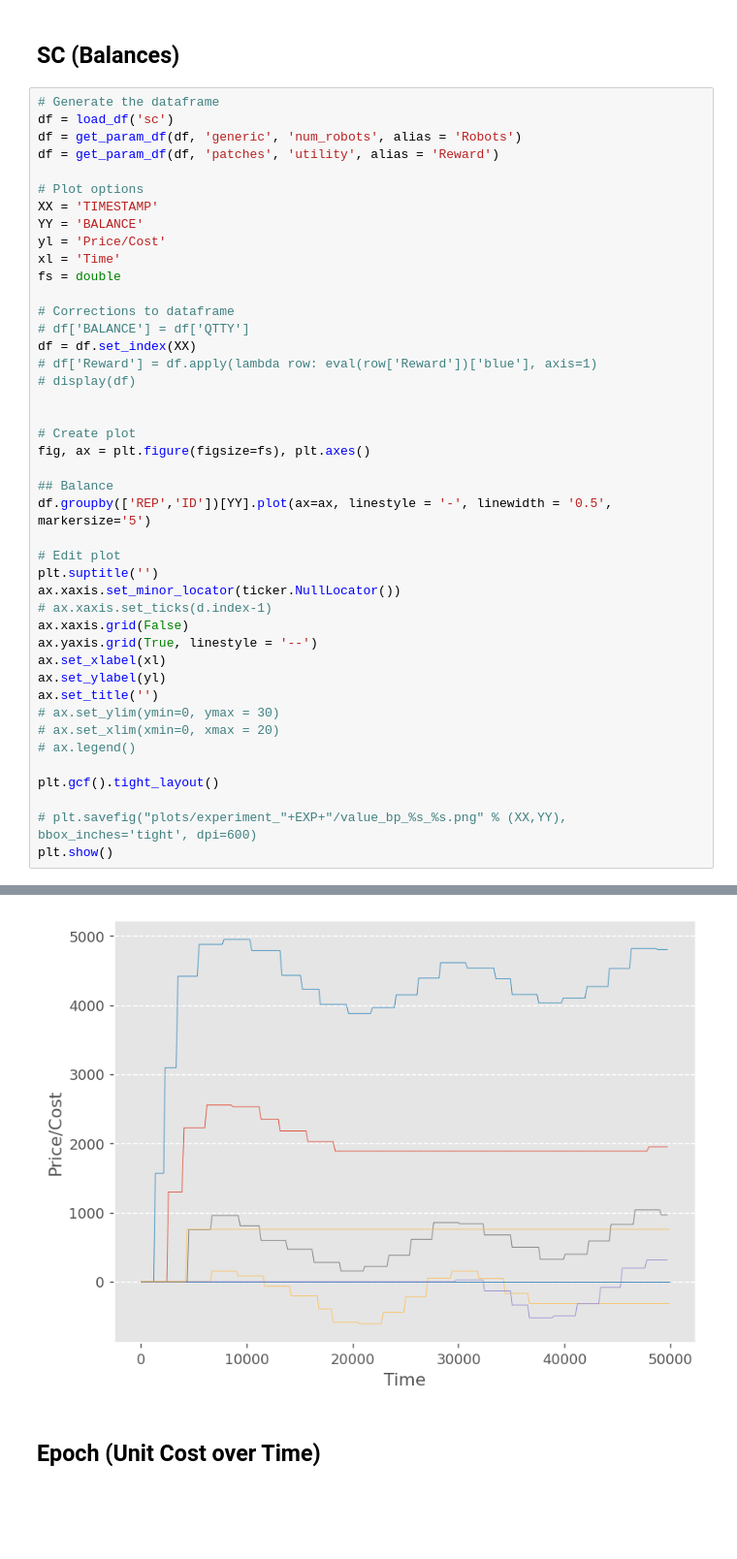
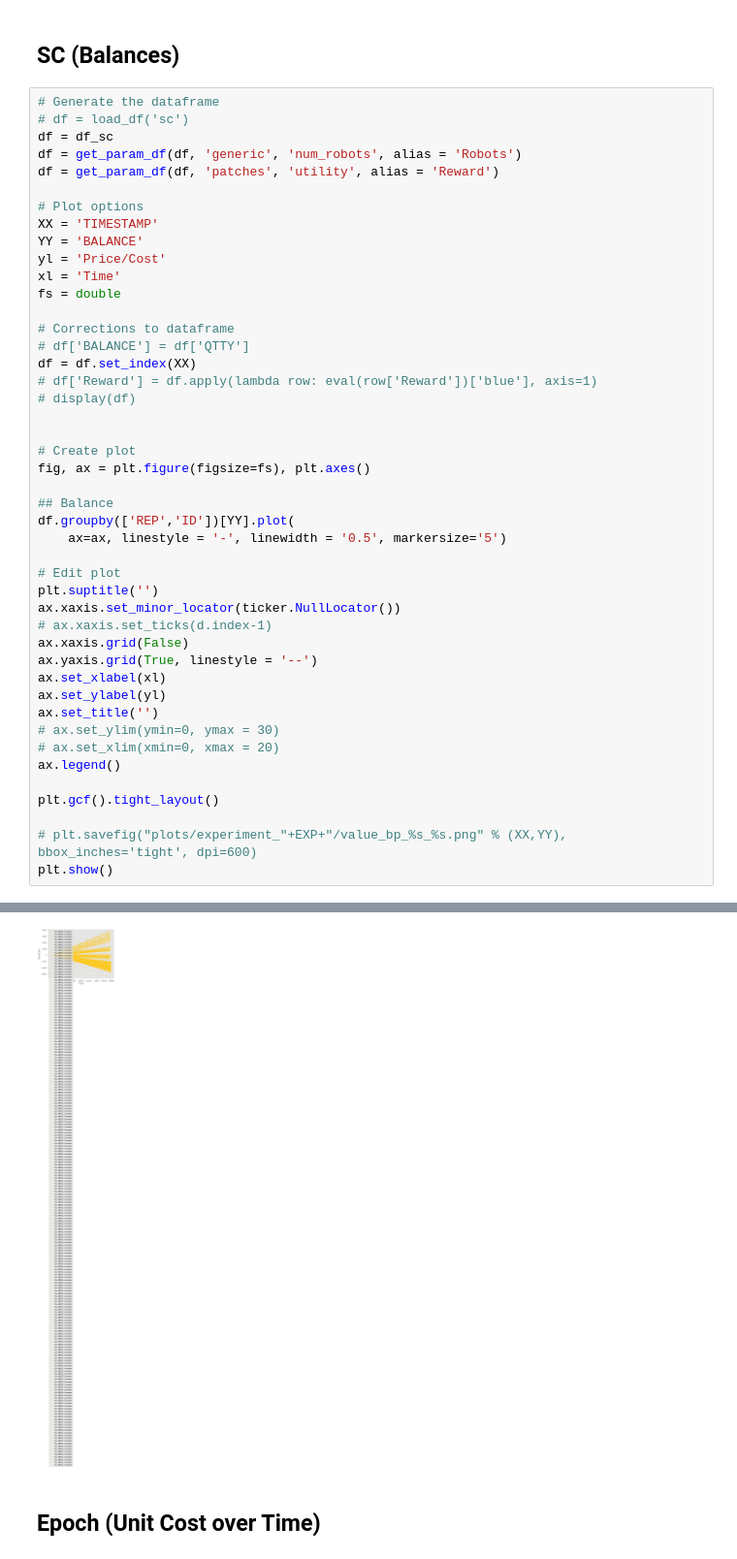
Before and after one commit to teksander/toychain-argos, a Jupyter notebook: MarketForaging/results/plotter_econ.ipynb, the cells around one changed output, grey strips where cells are left out. Shown at 97% size. Drawn from its saved outputs; the diff is of its cells as text; blank space fills up the shorter version.

```diff
--- a/MarketForaging/results/plotter_econ.ipynb
+++ b/MarketForaging/results/plotter_econ.ipynb
@@ -748,7 +660,8 @@ plt.show()
 ## SC (Balances)
 # %%
 # Generate the dataframe
-df = load_df('sc')
+# df = load_df('sc')
+df = df_sc
 df = get_param_df(df, 'generic', 'num_robots', alias = 'Robots')
 df = get_param_df(df, 'patches', 'utility', alias = 'Reward')
 
@@ -770,7 +683,8 @@ df = df.set_index(XX)
 fig, ax = plt.figure(figsize=fs), plt.axes()
 
 ## Balance
-df.groupby(['REP','ID'])[YY].plot(ax=ax, linestyle = '-', linewidth = '0.5', markersize='5')
+df.groupby(['REP','ID'])[YY].plot(
+    ax=ax, linestyle = '-', linewidth = '0.5', markersize='5')
 
 # Edit plot
 plt.suptitle('')
@@ -783,7 +697,7 @@ ax.set_ylabel(yl)
 ax.set_title('')
 # ax.set_ylim(ymin=0, ymax = 30)
 # ax.set_xlim(xmin=0, xmax = 20)
-# ax.legend()
+ax.legend()
 
 plt.gcf().tight_layout()
 
@@ -795,4 +707,4 @@ Loaded dataframe: varyutil2 // datafile: sc
-[figure, old version]
+[figure, new version]
 # %% [markdown]
 ## Epoch (Unit Cost over Time)
 # %%
```
Also changed, not shown: parts of 23 cells of this notebook, 7 other files.
